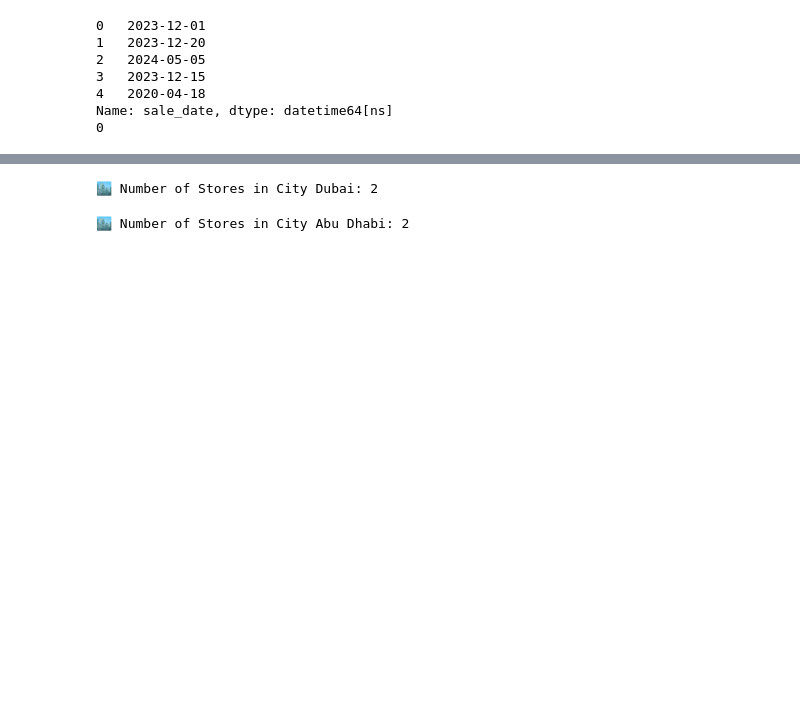
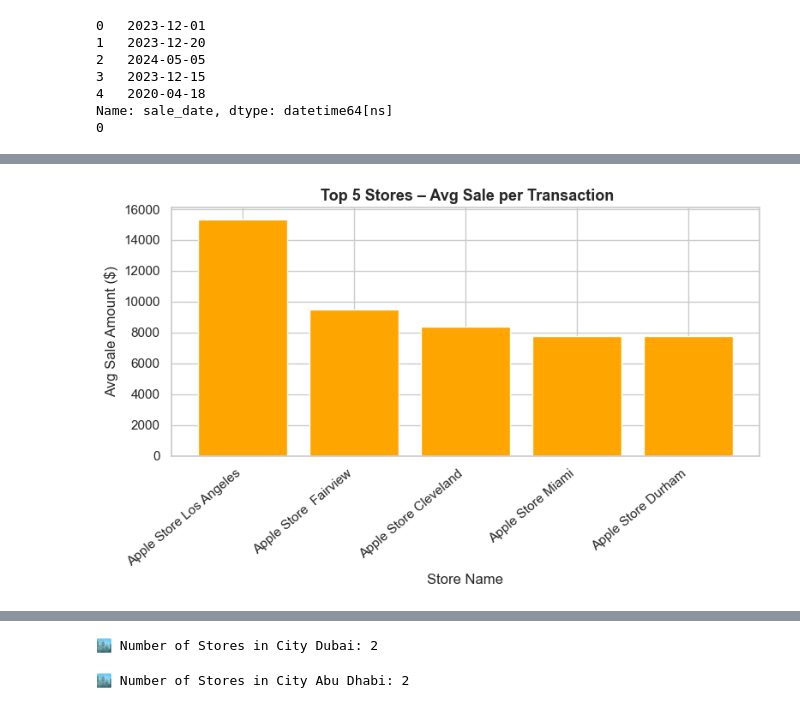
Before and after one commit to Syed-Moinuddin2025/SQL-Python-Learning-Journey, a Jupyter notebook: 01_Apple_Store_Analytics_Project/AppleStore_Analysis.ipynb, the cells around one changed output, grey strips where cells are left out. Saved outputs shown, nothing was run; the diff lists cells and outputs as text; code cells hidden in the pictures; blank space fills up the shorter version.

```diff
--- a/01_Apple_Store_Analytics_Project/AppleStore_Analysis.ipynb
+++ b/01_Apple_Store_Analytics_Project/AppleStore_Analysis.ipynb
@@ -327,0 +350,20 @@ plt.show()
+# %%
+import matplotlib.pyplot as plt
+
+# 🔝 Limit to Top 5 Stores Only
+top5_avg = avg_sale_per_transaction.head(5)
+
+# 📊 Clean Bar Chart
+plt.figure(figsize=(8, 5))
+plt.bar(top5_avg.index, top5_avg['avg_sale_per_transaction'], color='orange')
+
+plt.title(' Top 5 Stores – Avg Sale per Transaction', fontsize=13, weight='bold')
+plt.xlabel('Store Name')
+plt.ylabel('Avg Sale Amount ($)')
+plt.xticks(rotation=40, ha='right')
+plt.tight_layout()
+# Grid line removed
+
+plt.show()
+# %% [output]
+[figure, added]
```
Also changed, not shown: parts of 20 cells of this notebook, 1 other file.
